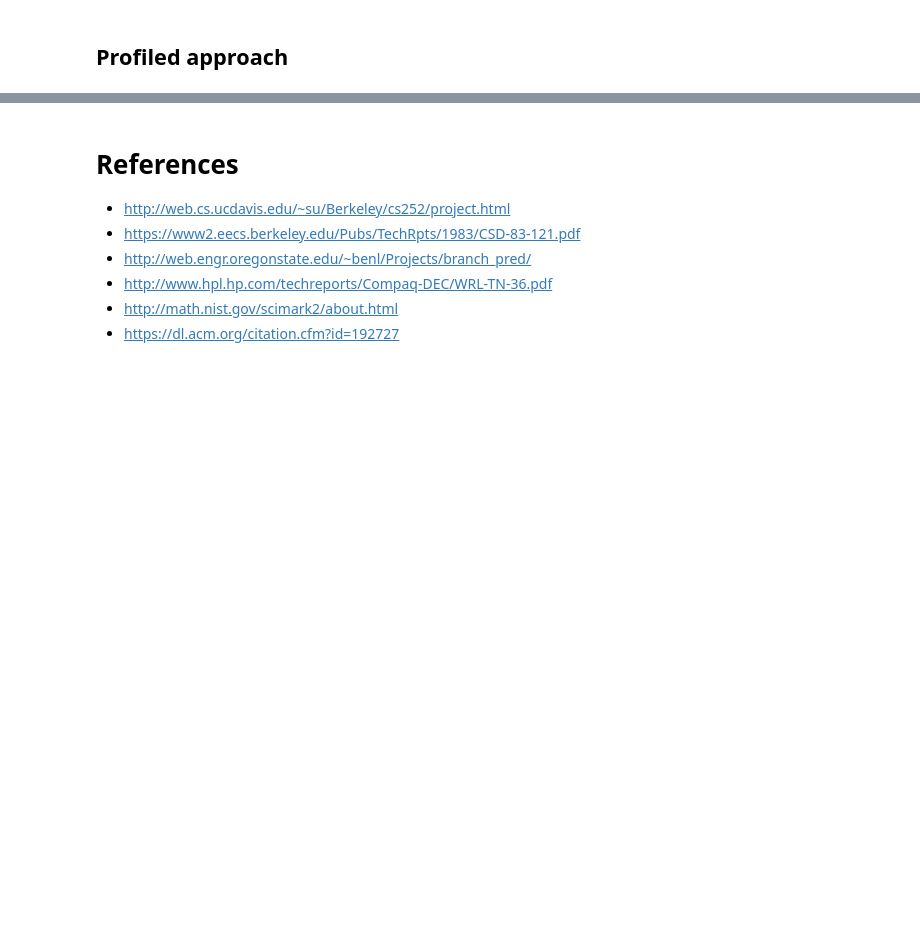
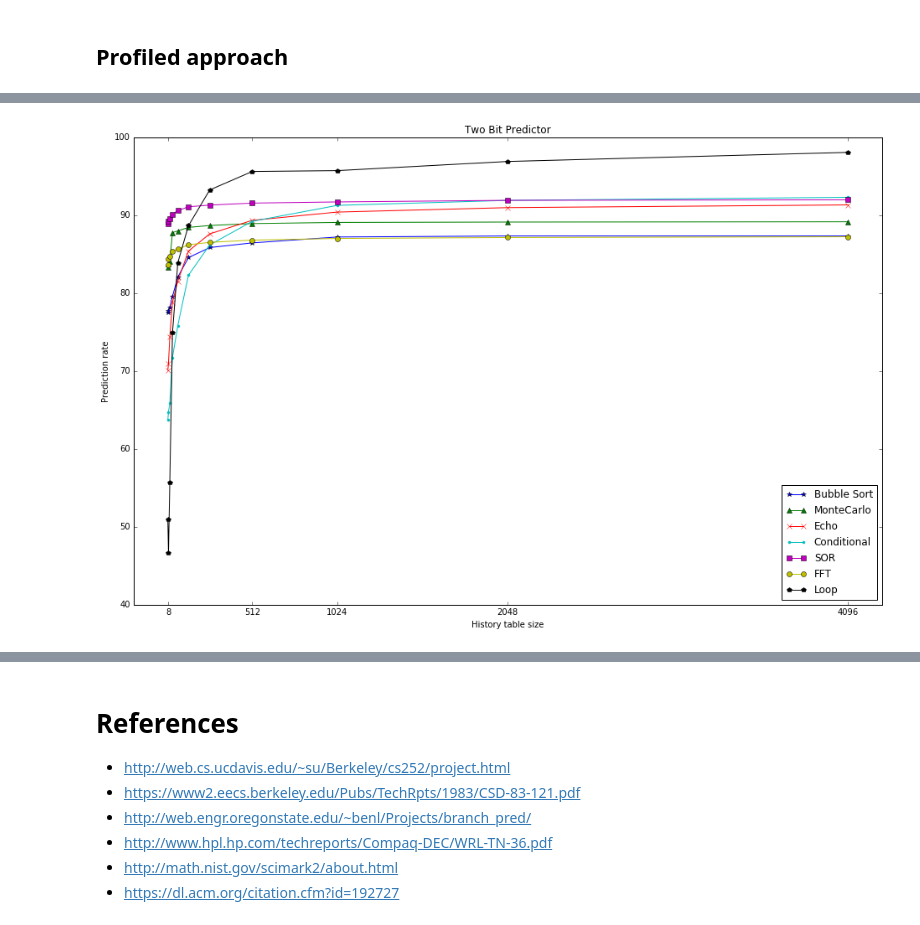
Before and after one commit to 12yuens2/branch-prediction, a Jupyter notebook: CS4202 Branch Prediction Practical.ipynb, the cells around one changed output, grey strips where cells are left out. Cells and saved outputs as stored; diff of their text form; code cells hidden in the pictures; blank space fills up the shorter version.

Commit message:
Clean up code and begin writing analysis of graphs.@

```diff
--- a/CS4202 Branch Prediction Practical.ipynb
+++ b/CS4202 Branch Prediction Practical.ipynb
@@ -330,6 +263,0 @@ for p in gshares:
-# %%
-class PlotData():
-    def __init__(self, data, label, marker):
-        self.data = data
-        self.label = label
-        self.marker = marker
@@ -441,0 +266,8 @@ for p in correlating_histories:
+# %%
+trace_echo = parseTrace(open("traces/Echo.out", "r"))
+trace_fft = parseTrace(open("traces/FFT8192.out", "r"))
+trace_sor = parseTrace(open("traces/SOR200.out", "r"))
+trace_mc = parseTrace(open("traces/MonteCarlo20000.out", "r"))
+trace_loop = parseTrace(open("traces/Loop5000.out", "r"))
+trace_cond = parseTrace(open("traces/LoopCondition.out", "r"))
+trace_sort = parseTrace(open("traces/BubbleSort500.out", "r"))
@@ -441,0 +364,31 @@ for p in correlating_histories:
+# %%
+%matplotlib inline
+from matplotlib import pyplot as plt
+
+def plot_graph(title, data, ylabel="Prediction rate", xlabel="History table size", xticks=[8, 512, 1024, 2048, 4096]):
+    fig = plt.figure(figsize=(16,10))
+
+    plt.title(title)
+    plt.ylabel(ylabel)
+    plt.xlabel(xlabel)
+    plt.xticks(xticks)
+
+    for d in data:
+        plt.scatter(*zip(*d.data), marker=None)
+        plt.plot(*zip(*d.data), label=d.label, marker=d.marker)
+    plt.legend(loc="lower right")
+    plt.ylim(top=100)
+    return plt.axes()
+# %%
+twobit_experiment = new_experiment()
+
+for i in range(2, 13):
+    twobit_predictor = TwoBitPredictor(i)
+    for k, v in twobit_experiment.items():
+        v.data.append((len(twobit_predictor.table), twobit_predictor.simulate(v.trace)))
+# %%
+twobit_graph = plot_graph("Two Bit Predictor", [data for _, data in twobit_experiment.items()])
+twobit_graph.plot()
+plt.show()
+# %% [output]
+[figure, added]
```
Also changed, not shown: parts of 43 cells of this notebook.
